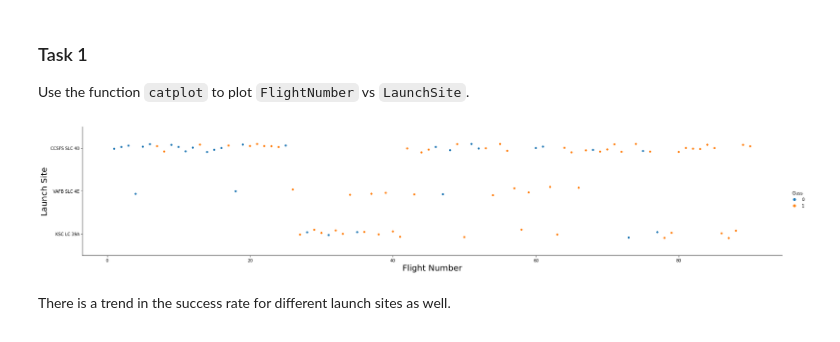
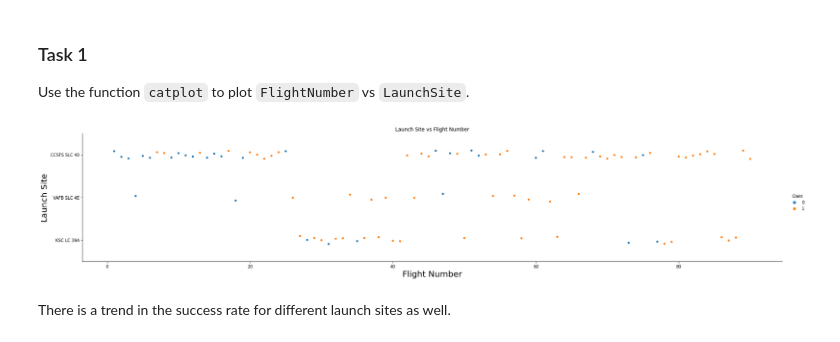
Before and after one commit to achi113s/SpaceY, a Jupyter notebook: 5_EDA_with_Visualizations.ipynb, the cells around one changed output. Drawn from its saved outputs; the diff is of its cells as text; code cells hidden in the pictures.

Commit message:
added titles to plots

```diff
--- a/5_EDA_with_Visualizations.ipynb
+++ b/5_EDA_with_Visualizations.ipynb
@@ -44,10 +45,11 @@ Use the function <code>catplot</code> to plot <code>FlightNumber</code> vs <code
 # %%
 sns.catplot(y='LaunchSite', x='FlightNumber', hue='Class', data=df, aspect=5)
 plt.xlabel('Flight Number', fontsize=20)
 plt.ylabel('Launch Site', fontsize=20)
+plt.title('Launch Site vs Flight Number')
 plt.show()
 # %% [output]
-[figure, old version]
+[figure, new version]
 # %% [markdown]
 There is a trend in the success rate for different launch sites as well.
 # %% [markdown]
```
Also changed, not shown: parts of 4 cells of this notebook.
